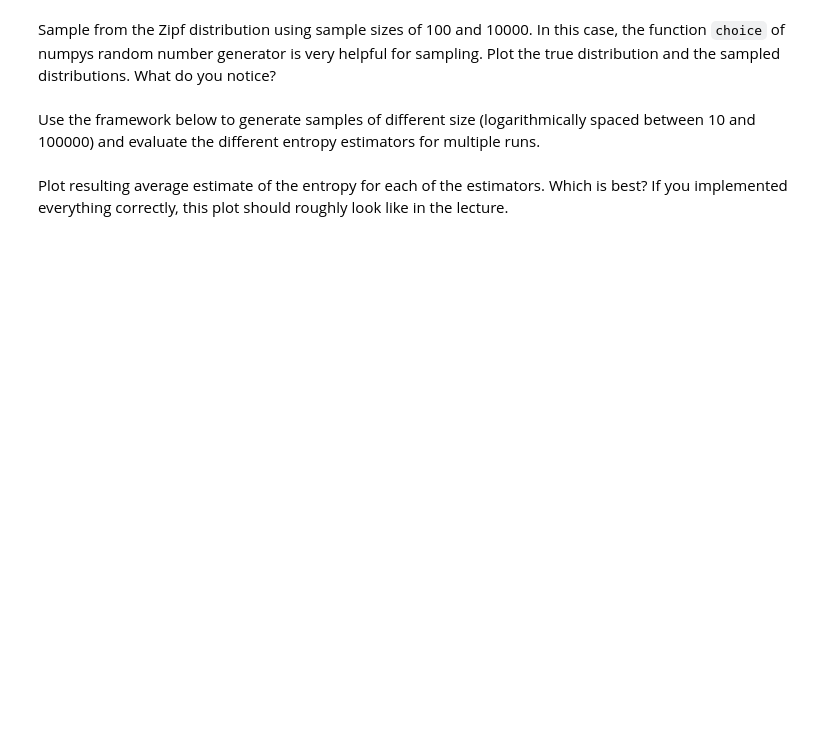
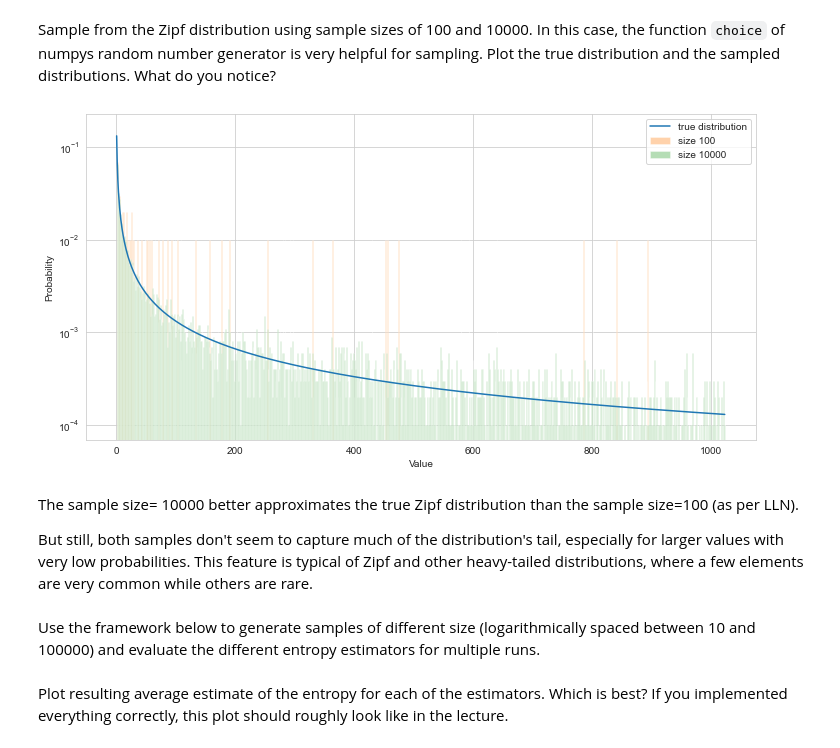
Before and after one commit to madhavi2104/Neural_Data_Science, a Jupyter notebook: CodingLab8.ipynb, the cells around one changed output. Saved outputs shown, nothing was run; the diff lists cells and outputs as text; code cells hidden in the pictures; blank space fills up the shorter version.

```diff
--- a/CodingLab8.ipynb
+++ b/CodingLab8.ipynb
@@ -465,23 +528,45 @@ Sample from the Zipf distribution using sample sizes of 100 and 10000. In this c
 # %%
 # insert your code here
 rng = np.random.default_rng(2)
 
 # ---------------------------------------
 # Sample from the Zipf distribution
 # using sample size of 100 (0.5 pts)
 # ---------------------------------------
-
+D = 10  # params
+N = 2**D
+p_zipf = 1 / (np.arange(1, N + 1))  # with d=1
+p_zipf = p_zipf / np.sum(p_zipf)  # normalize
 
 # ---------------------------------------
 # Sample from the Zipf distribution
 # using sample size of 10000 (0.5 pts)
 # ---------------------------------------
-
+sample_100 = rng.choice(np.arange(1, N + 1), size=100, p=p_zipf)
+sample_10000 = rng.choice(np.arange(1, N + 1), size=10000, p=p_zipf)
 
 # ---------------------------------------
 # Plot the true distribution and the sampled
 # distributions. (0.5 pts)
 # ---------------------------------------
+
+plt.figure(figsize=(12, 6))
+plt.plot(np.arange(1, N + 1), p_zipf, label="true distribution")
+bins = np.arange(1, N + 2)
+plt.hist(sample_100, bins, alpha=0.35, density=True, label="size 100")
+plt.hist(sample_10000, bins, alpha=0.35, density=True, label="size 10000")
+
+plt.xlabel("Value")
+plt.ylabel("Probability")
+plt.yscale("log")
+plt.legend()
+plt.show()
+# %% [output]
+[figure, added]
+# %% [markdown]
+The sample size= 10000 better approximates the true Zipf distribution than the sample size=100 (as per LLN).
+
+But still, both samples don't seem to capture much of the distribution's tail, especially for larger values with very low probabilities. This feature is typical of Zipf and other heavy-tailed distributions, where a few elements are very common while others are rare.
 # %% [markdown]
 Use the framework below to generate samples of different size (logarithmically spaced between 10 and 100000) and evaluate the different entropy estimators for multiple runs.
 # %%
```
Also changed, not shown: parts of 12 cells of this notebook.
